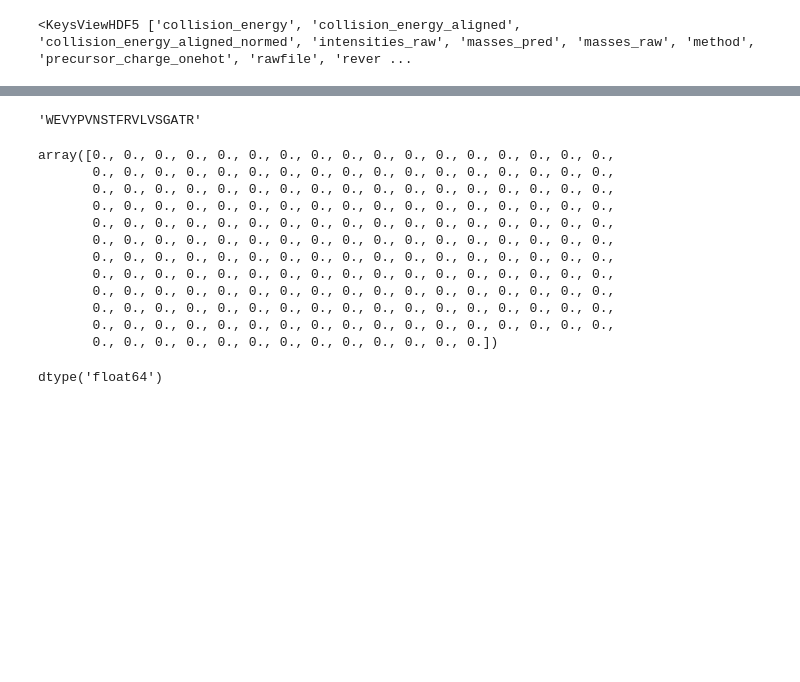
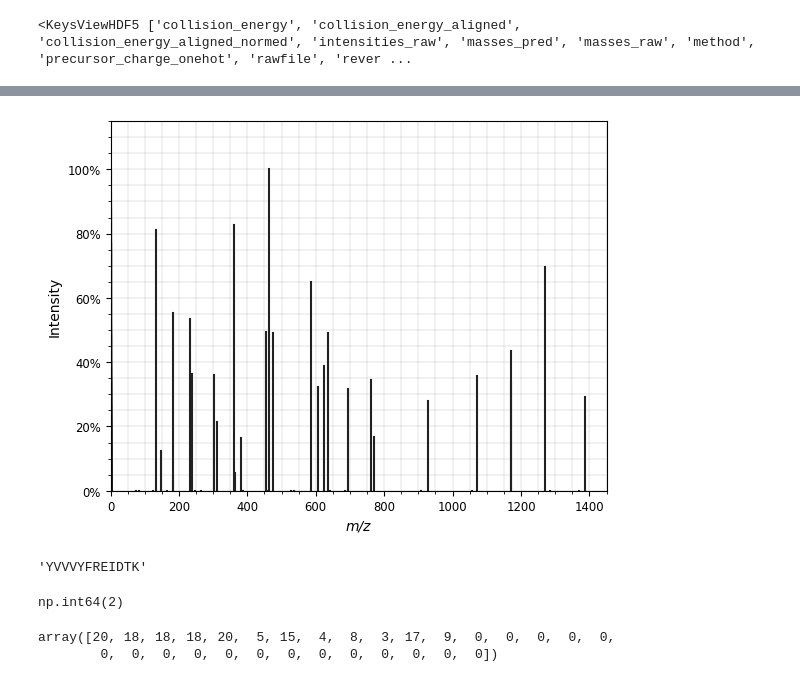
Before and after one commit to snozywolf59/ms2-signal-modelling-by-fm, a Jupyter notebook: run_real_data/draw_intensity.ipynb, the cells around one changed output, grey strips where cells are left out. Cells and saved outputs as stored; diff of their text form; code cells hidden in the pictures; blank space fills up the shorter version.

```diff
--- a/run_real_data/draw_intensity.ipynb
+++ b/run_real_data/draw_intensity.ipynb
@@ -4,10 +8,11 @@ import numpy as np
 # %%
-with h5py.File(r"E:\Dai hoc\2526I\dacn\flow-matching\data\traintest_hcd.hdf5") as f:
+with h5py.File(r"E:\Dai hoc\2526I\dacn\flow-matching\data\holdout_hcd.hdf5") as f:
     print(f.keys())
     seqs = f["sequence_integer"][:8]
     intensities = f["intensities_raw"][:8]
     charge_oh = f["precursor_charge_onehot"][:8]
     masses_pred = f["masses_pred"][:8]
     masses_raw = f["masses_raw"][:8]
+charges = np.argmax(charge_oh, axis=1) + 1
 # %% [output]
 <KeysViewHDF5 ['collision_energy', 'collision_energy_aligned', 'collision_energy_aligned_normed', 'intensities_raw', 'masses_pred', 'masses_raw', 'method', 'precursor_charge_onehot', 'rawfile', 'rever ...
@@ -21,0 +60,6 @@ from utils import get_peptide_seq
+# %%
+index = 7
+
+noise = torch.randn_like(torch.tensor(intensities[index], dtype=torch.float32)).unsqueeze(0)
+
+generated = model.sample(noise, torch.tensor(seqs[index], dtype=torch.long).unsqueeze(0), charge=torch.tensor(charges[index], dtype=torch.long).unsqueeze(0).unsqueeze(0))
@@ -22,19 +92,8 @@ from utils import get_peptide_seq
+# %%
+plot_intensity_spectrum(get_peptide_seq(seqs[index]), charges[index], noise[0])
+# %% [output]
+[figure, added]
 # %%
 get_peptide_seq(seqs[0])
 # %% [output]
-'WEVYPVNSTFRVLVSGATR'
+'YVVVYFREIDTK'
-# %%
-np.zeros(2 * 10 * 10)
-# %% [output]
-array([0., 0., 0., 0., 0., 0., 0., 0., 0., 0., 0., 0., 0., 0., 0., 0., 0.,
-       0., 0., 0., 0., 0., 0., 0., 0., 0., 0., 0., 0., 0., 0., 0., 0., 0.,
-       0., 0., 0., 0., 0., 0., 0., 0., 0., 0., 0., 0., 0., 0., 0., 0., 0.,
-       0., 0., 0., 0., 0., 0., 0., 0., 0., 0., 0., 0., 0., 0., 0., 0., 0.,
-       0., 0., 0., 0., 0., 0., 0., 0., 0., 0., 0., 0., 0., 0., 0., 0., 0.,
-       0., 0., 0., 0., 0., 0., 0., 0., 0., 0., 0., 0., 0., 0., 0., 0., 0.,
-       0., 0., 0., 0., 0., 0., 0., 0., 0., 0., 0., 0., 0., 0., 0., 0., 0.,
-       0., 0., 0., 0., 0., 0., 0., 0., 0., 0., 0., 0., 0., 0., 0., 0., 0.,
-       0., 0., 0., 0., 0., 0., 0., 0., 0., 0., 0., 0., 0., 0., 0., 0., 0.,
-       0., 0., 0., 0., 0., 0., 0., 0., 0., 0., 0., 0., 0., 0., 0., 0., 0.,
-       0., 0., 0., 0., 0., 0., 0., 0., 0., 0., 0., 0., 0., 0., 0., 0., 0.,
-       0., 0., 0., 0., 0., 0., 0., 0., 0., 0., 0., 0., 0.])
@@ -64,4 +100,9 @@ def calculate_fragments(peptide_sequence, charge=2, max_len: int= 30, max_frag_c
-# %%
-intensities[0].dtype
-# %% [output]
-dtype('float64')
+# %%
+charges[0]
+# %% [output]
+np.int64(2)
+# %%
+seqs[0]
+# %% [output]
+array([20, 18, 18, 18, 20,  5, 15,  4,  8,  3, 17,  9,  0,  0,  0,  0,  0,
+        0,  0,  0,  0,  0,  0,  0,  0,  0,  0,  0,  0,  0])
```
Also changed, not shown: parts of 19 cells of this notebook, 23 other files.
